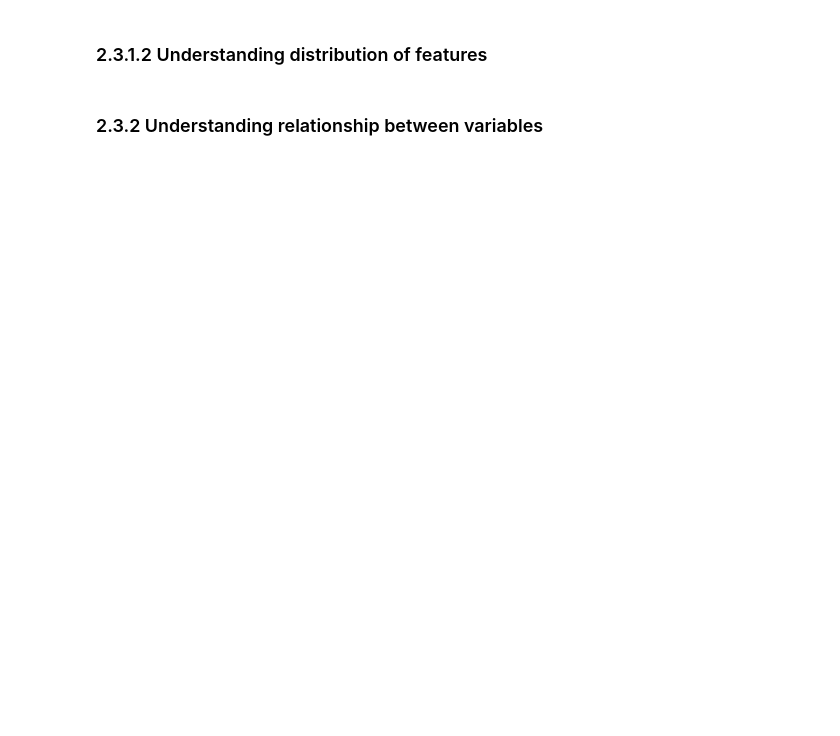
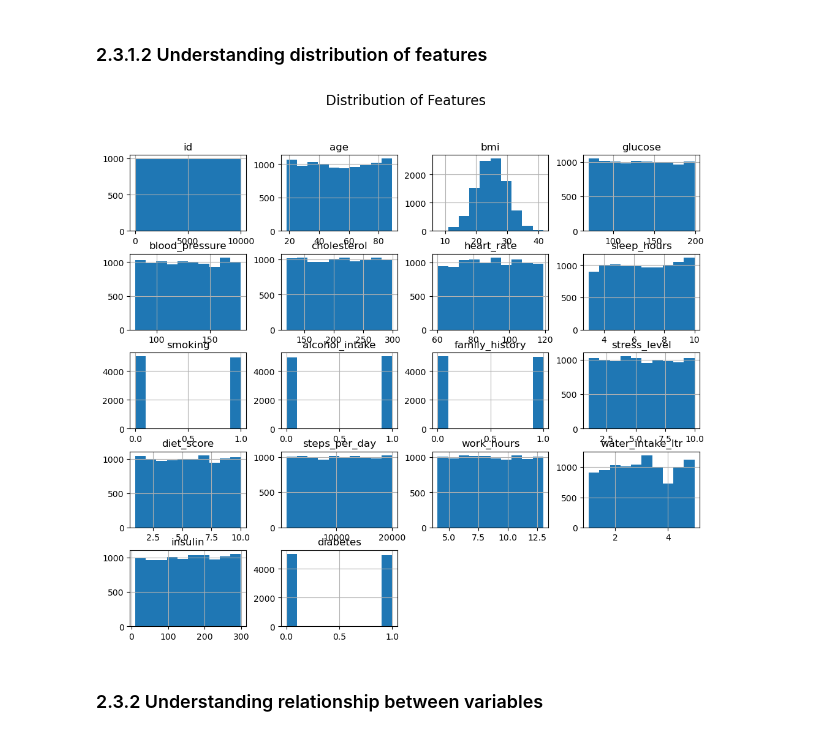
Before and after one commit to jerri210/mldp-project, a Jupyter notebook: MLDP Program Codes Submission Template.ipynb, the cells around one changed output. Cells and saved outputs as stored; diff of their text form; code cells hidden in the pictures; blank space fills up the shorter version.

```diff
--- a/MLDP Program Codes Submission Template.ipynb
+++ b/MLDP Program Codes Submission Template.ipynb
@@ -56,6 +163,12 @@ Goal: ?
 ### 2.3.1.2 Understanding distribution of features
 # %%
 ## Understanding distribution of features
+df.hist(figsize=(12, 10))
+
+plt.suptitle("Distribution of Features", fontsize=16)
+plt.show()
+# %% [output]
+[figure, added]
 # %% [markdown]
 ### 2.3.2 Understanding relationship between variables
 # %%
```
Also changed, not shown: parts of 16 cells of this notebook.
